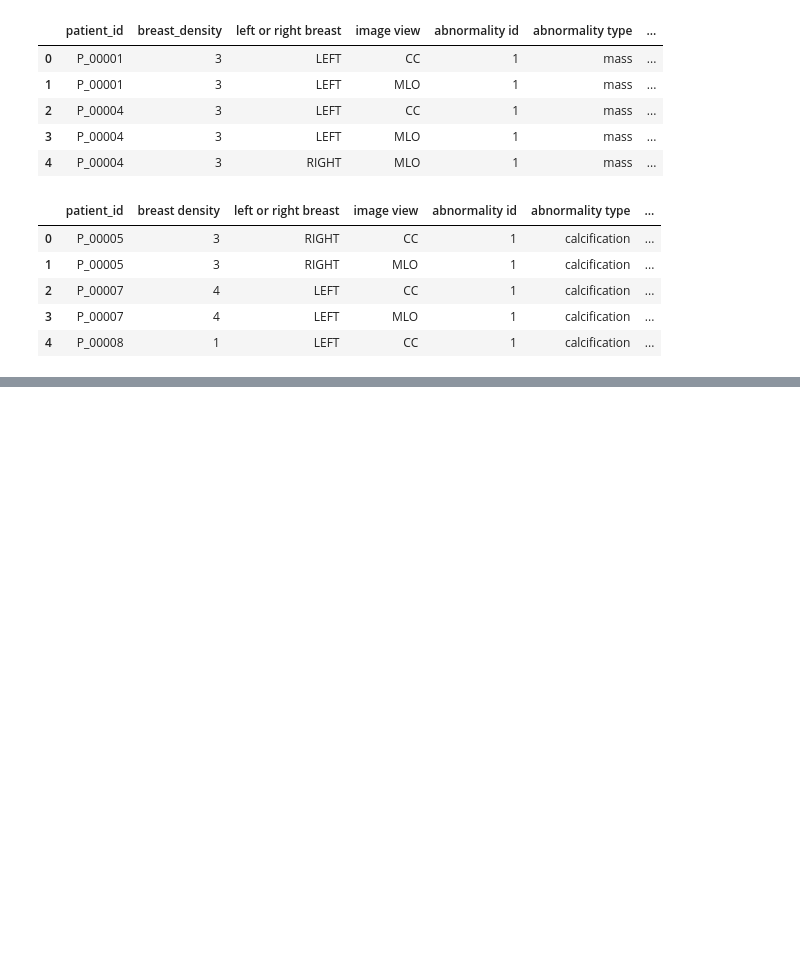
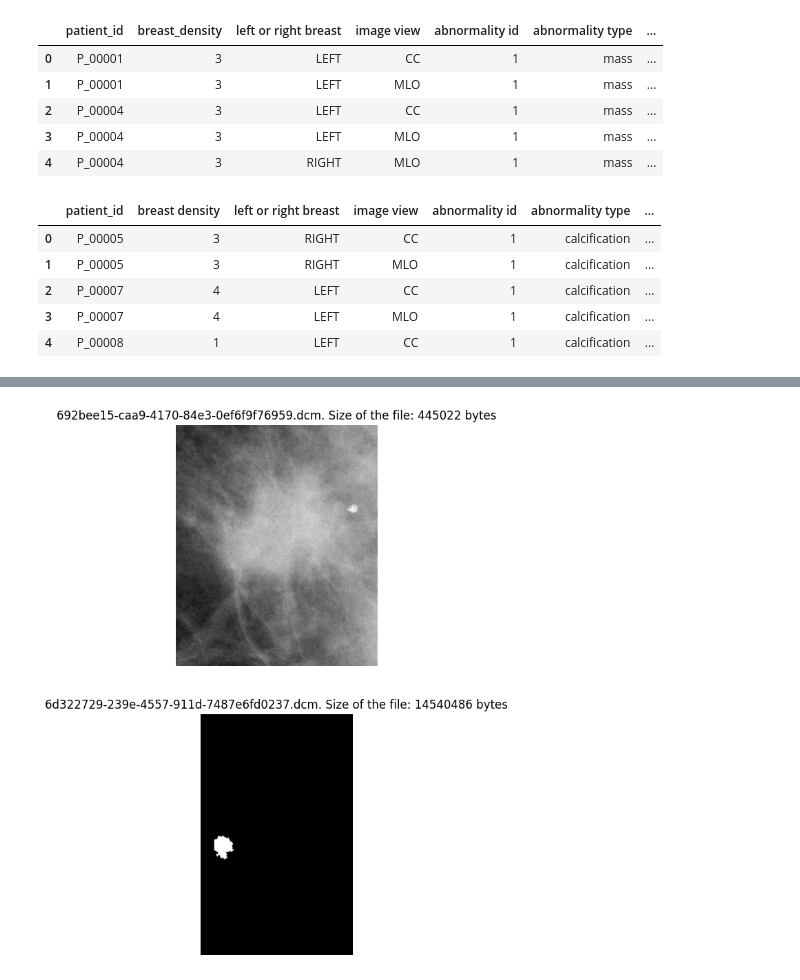
Before and after one commit to EstherRH00/TDA_Visual_Transformer, a Jupyter notebook: notebook.ipynb, the cells around one changed output, grey strips where cells are left out. Cells and saved outputs as stored; diff of their text form; code cells hidden in the pictures; blank space fills up the shorter version.

```diff
--- a/notebook.ipynb
+++ b/notebook.ipynb
@@ -95,16 +95,3 @@ metadata_df.head()
 | 2 | Calc-Test_P_00041_LEFT_MLO_2 | 1.3.6.1.4.1.9590.100.1.2.37296229... | 1.3.6.1.4.1.9590.100.1.2.39946625... | cbis_ddsm | 22926678 | s3://idc-open-data/a6922d61-0a1c-... | C:\Users\esthe\Documents\UOC\TFM\... | ... |
 | 3 | Calc-Test_P_00038_LEFT_CC_1 | 1.3.6.1.4.1.9590.100.1.2.16146556... | 1.3.6.1.4.1.9590.100.1.2.41908163... | cbis_ddsm | 14055890 | s3://idc-open-data/77040702-ff2e-... | C:\Users\esthe\Documents\UOC\TFM\... | ... |
 | 4 | Calc-Test_P_00485_LEFT_CC_3 | 1.3.6.1.4.1.9590.100.1.2.18817511... | 1.3.6.1.4.1.9590.100.1.2.28454795... | cbis_ddsm | 24814482 | s3://idc-open-data/5675e752-f3a9-... | C:\Users\esthe\Documents\UOC\TFM\... | ... |
-# %%
-import pydicom
-import numpy as np
-
-def load_dicom(path):
-    dcm = pydicom.dcmread(path)
-    img = dcm.pixel_array.astype(np.float32)
-
-    # normalize to 0–255
-    img = (img - img.min()) / (img.max() - img.min())
-    img = (img * 255).astype(np.uint8)
-
-    return img
@@ -138,0 +98,39 @@ def resolve_dicom_path(rel_path):
+# %%
+import matplotlib.pyplot as plt
+import os
+from src.utils.image_utils import load_dicom, resolve_dicom_path
+
+BASE_PATH = r"C:/Users/esthe/Documents/UOC/TFM/TDA_Visual_Transformer/data/raw/cbis_ddsm"
+
+row = mass_train_df.iloc[0]
+
+rel_path = row["cropped image file path"]
+
+rel_path = rel_path.strip()
+folder = os.path.dirname(rel_path)
+
+full_folder = os.path.join(BASE_PATH, folder)
+full_folder = r"\\?\{}".format(os.path.abspath(full_folder))
+
+dcm_files = [f for f in os.listdir(full_folder) if f.endswith(".dcm")]
+
+img_0_path = os.path.join(full_folder, dcm_files[0])
+img_0 = load_dicom(img_0_path)
+img_1_path = os.path.join(full_folder, dcm_files[1])
+img_1 = load_dicom(img_1_path)
+
+plt.figure(figsize=(10,10))
+
+plt.subplot(2,1,1)
+plt.imshow(img_0, cmap="gray")
+plt.title(dcm_files[0] + ". Size of the file: " + str(os.path.getsize(img_0_path)) + " bytes")
+plt.axis("off")
+
+plt.subplot(2,1,2)
+plt.imshow(img_1, cmap="gray")
+plt.title(dcm_files[1] + ". Size of the file: " + str(os.path.getsize(img_1_path)) + " bytes")
+plt.axis("off")
+
+plt.show()
+# %% [output]
+[figure, added]
```
Also changed, not shown: parts of 20 cells of this notebook, 3 other files.
